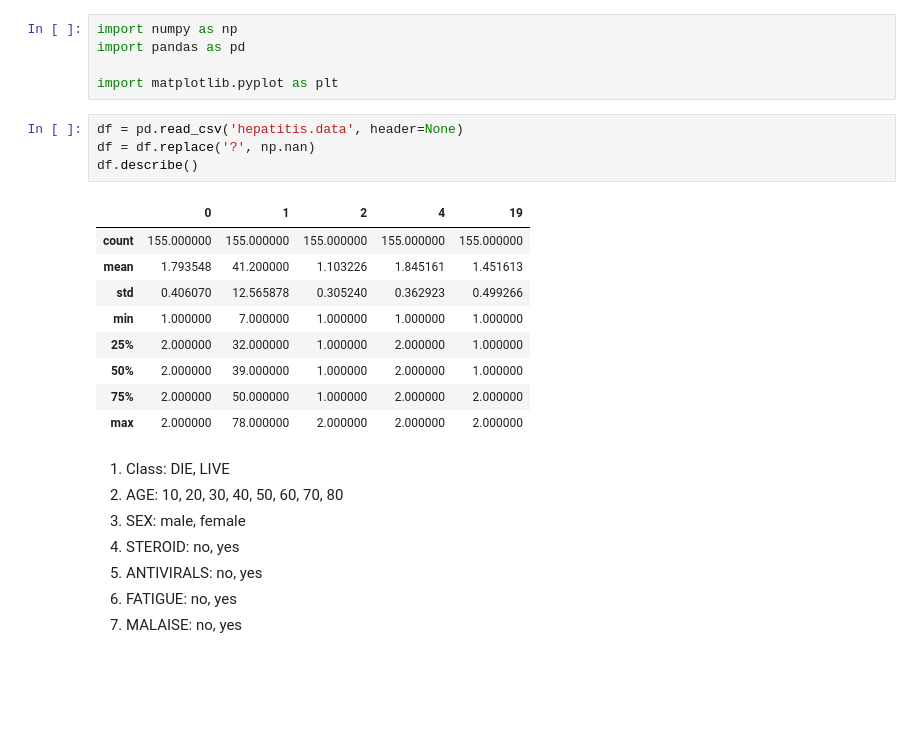
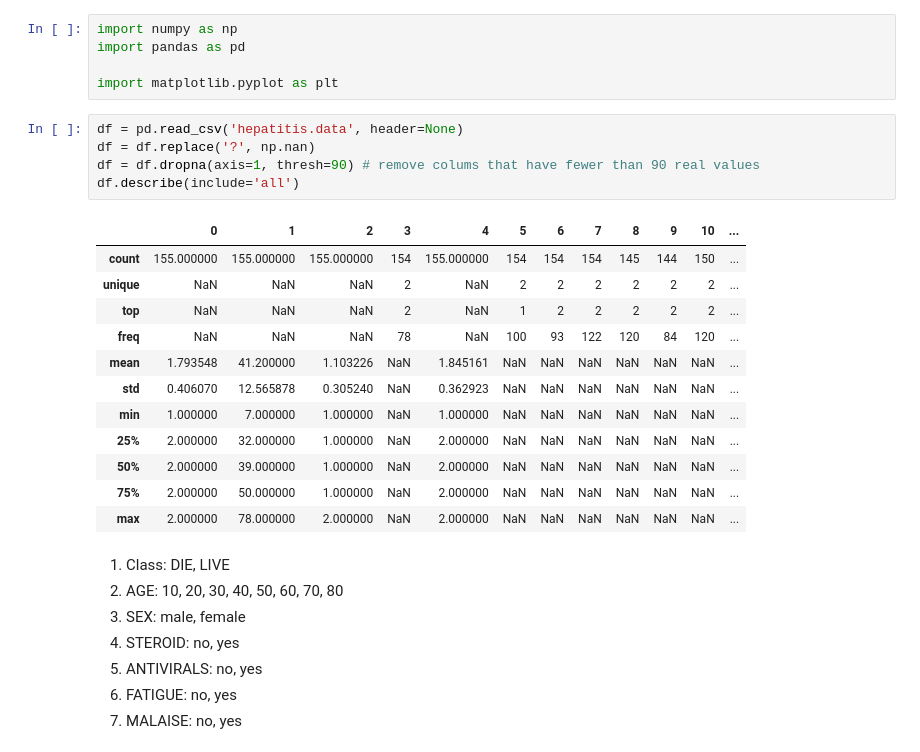
Before and after one commit to 9231058/ML-Homework, a Jupyter notebook: FP/Problems/Classification/Classification.ipynb, the cells around one changed output. Drawn from its saved outputs; the diff is of its cells as text; blank space fills up the shorter version.

```diff
--- a/FP/Problems/Classification/Classification.ipynb
+++ b/FP/Problems/Classification/Classification.ipynb
@@ -6,17 +6,21 @@ import matplotlib.pyplot as plt
 # %%
 df = pd.read_csv('hepatitis.data', header=None)
 df = df.replace('?', np.nan)
-df.describe()
+df = df.dropna(axis=1, thresh=90) # remove colums that have fewer than 90 real values
+df.describe(include='all')
 # %% [output]
-|  | 0 | 1 | 2 | 4 | 19 |
-| count | 155.000000 | 155.000000 | 155.000000 | 155.000000 | 155.000000 |
-| mean | 1.793548 | 41.200000 | 1.103226 | 1.845161 | 1.451613 |
-| std | 0.406070 | 12.565878 | 0.305240 | 0.362923 | 0.499266 |
-| min | 1.000000 | 7.000000 | 1.000000 | 1.000000 | 1.000000 |
-| 25% | 2.000000 | 32.000000 | 1.000000 | 2.000000 | 1.000000 |
-| 50% | 2.000000 | 39.000000 | 1.000000 | 2.000000 | 1.000000 |
-| 75% | 2.000000 | 50.000000 | 1.000000 | 2.000000 | 2.000000 |
-| max | 2.000000 | 78.000000 | 2.000000 | 2.000000 | 2.000000 |
+|  | 0 | 1 | 2 | 3 | 4 | 5 | 6 | 7 | 8 | 9 | 10 | ... |
+| count | 155.000000 | 155.000000 | 155.000000 | 154 | 155.000000 | 154 | 154 | 154 | 145 | 144 | 150 | ... |
+| unique | NaN | NaN | NaN | 2 | NaN | 2 | 2 | 2 | 2 | 2 | 2 | ... |
+| top | NaN | NaN | NaN | 2 | NaN | 1 | 2 | 2 | 2 | 2 | 2 | ... |
+| freq | NaN | NaN | NaN | 78 | NaN | 100 | 93 | 122 | 120 | 84 | 120 | ... |
+| mean | 1.793548 | 41.200000 | 1.103226 | NaN | 1.845161 | NaN | NaN | NaN | NaN | NaN | NaN | ... |
+| std | 0.406070 | 12.565878 | 0.305240 | NaN | 0.362923 | NaN | NaN | NaN | NaN | NaN | NaN | ... |
+| min | 1.000000 | 7.000000 | 1.000000 | NaN | 1.000000 | NaN | NaN | NaN | NaN | NaN | NaN | ... |
+| 25% | 2.000000 | 32.000000 | 1.000000 | NaN | 2.000000 | NaN | NaN | NaN | NaN | NaN | NaN | ... |
+| 50% | 2.000000 | 39.000000 | 1.000000 | NaN | 2.000000 | NaN | NaN | NaN | NaN | NaN | NaN | ... |
+| 75% | 2.000000 | 50.000000 | 1.000000 | NaN | 2.000000 | NaN | NaN | NaN | NaN | NaN | NaN | ... |
+| max | 2.000000 | 78.000000 | 2.000000 | NaN | 2.000000 | NaN | NaN | NaN | NaN | NaN | NaN | ... |
 # %% [markdown]
 1. Class: DIE, LIVE
 2. AGE: 10, 20, 30, 40, 50, 60, 70, 80
```
Also changed, not shown: parts of 22 cells of this notebook.
